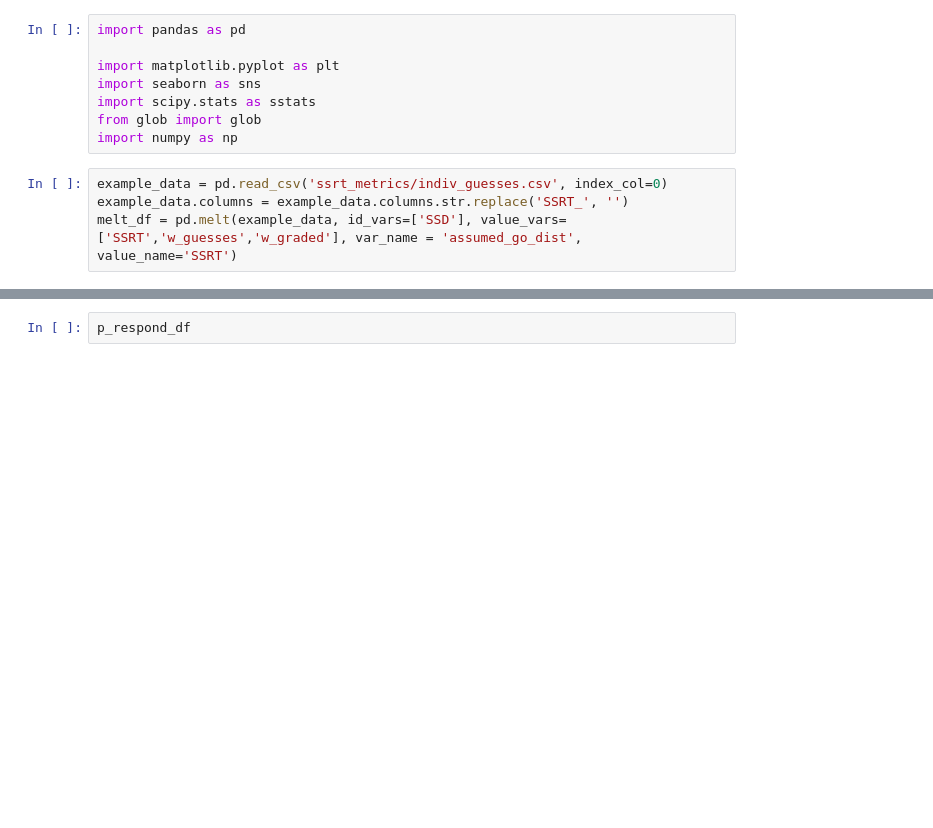
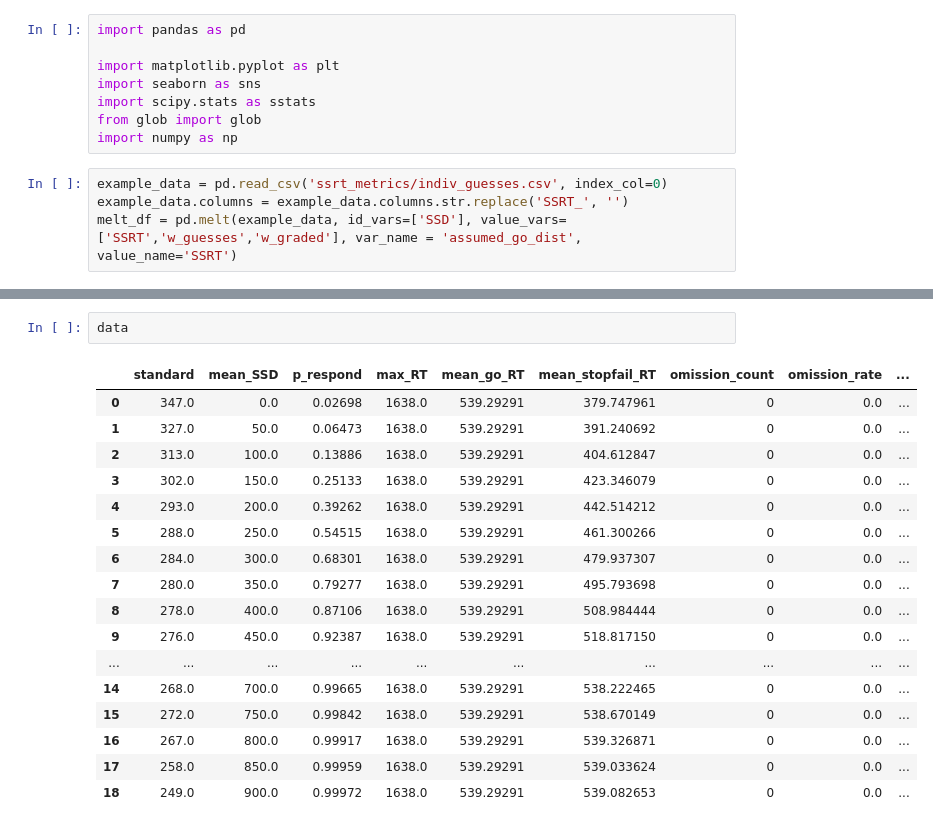
Before and after one commit to henrymj/ABCD_simulations, a Jupyter notebook: visualize_SSRTs_by_SSD.ipynb, the cells around one changed output, grey strips where cells are left out. Drawn from its saved outputs; the diff is of its cells as text; blank space fills up the shorter version.

```diff
--- a/visualize_SSRTs_by_SSD.ipynb
+++ b/visualize_SSRTs_by_SSD.ipynb
@@ -37,2 +56,20 @@ for file in [i for i in glob('ssrt_metrics/indiv_*.csv') if 'linear' not in i]:
-# %%
-p_respond_df
+# %%
+data
+# %% [output]
+|  | standard | mean_SSD | p_respond | max_RT | mean_go_RT | mean_stopfail_RT | omission_count | omission_rate | ... |
+| 0 | 347.0 | 0.0 | 0.02698 | 1638.0 | 539.29291 | 379.747961 | 0 | 0.0 | ... |
+| 1 | 327.0 | 50.0 | 0.06473 | 1638.0 | 539.29291 | 391.240692 | 0 | 0.0 | ... |
+| 2 | 313.0 | 100.0 | 0.13886 | 1638.0 | 539.29291 | 404.612847 | 0 | 0.0 | ... |
+| 3 | 302.0 | 150.0 | 0.25133 | 1638.0 | 539.29291 | 423.346079 | 0 | 0.0 | ... |
+| 4 | 293.0 | 200.0 | 0.39262 | 1638.0 | 539.29291 | 442.514212 | 0 | 0.0 | ... |
+| 5 | 288.0 | 250.0 | 0.54515 | 1638.0 | 539.29291 | 461.300266 | 0 | 0.0 | ... |
+| 6 | 284.0 | 300.0 | 0.68301 | 1638.0 | 539.29291 | 479.937307 | 0 | 0.0 | ... |
+| 7 | 280.0 | 350.0 | 0.79277 | 1638.0 | 539.29291 | 495.793698 | 0 | 0.0 | ... |
+| 8 | 278.0 | 400.0 | 0.87106 | 1638.0 | 539.29291 | 508.984444 | 0 | 0.0 | ... |
+| 9 | 276.0 | 450.0 | 0.92387 | 1638.0 | 539.29291 | 518.817150 | 0 | 0.0 | ... |
+| ... | ... | ... | ... | ... | ... | ... | ... | ... | ... |
+| 14 | 268.0 | 700.0 | 0.99665 | 1638.0 | 539.29291 | 538.222465 | 0 | 0.0 | ... |
+| 15 | 272.0 | 750.0 | 0.99842 | 1638.0 | 539.29291 | 538.670149 | 0 | 0.0 | ... |
+| 16 | 267.0 | 800.0 | 0.99917 | 1638.0 | 539.29291 | 539.326871 | 0 | 0.0 | ... |
+| 17 | 258.0 | 850.0 | 0.99959 | 1638.0 | 539.29291 | 539.033624 | 0 | 0.0 | ... |
+| 18 | 249.0 | 900.0 | 0.99972 | 1638.0 | 539.29291 | 539.082653 | 0 | 0.0 | ... |
```
Also changed, not shown: parts of 3 cells of this notebook, 7 other files.
